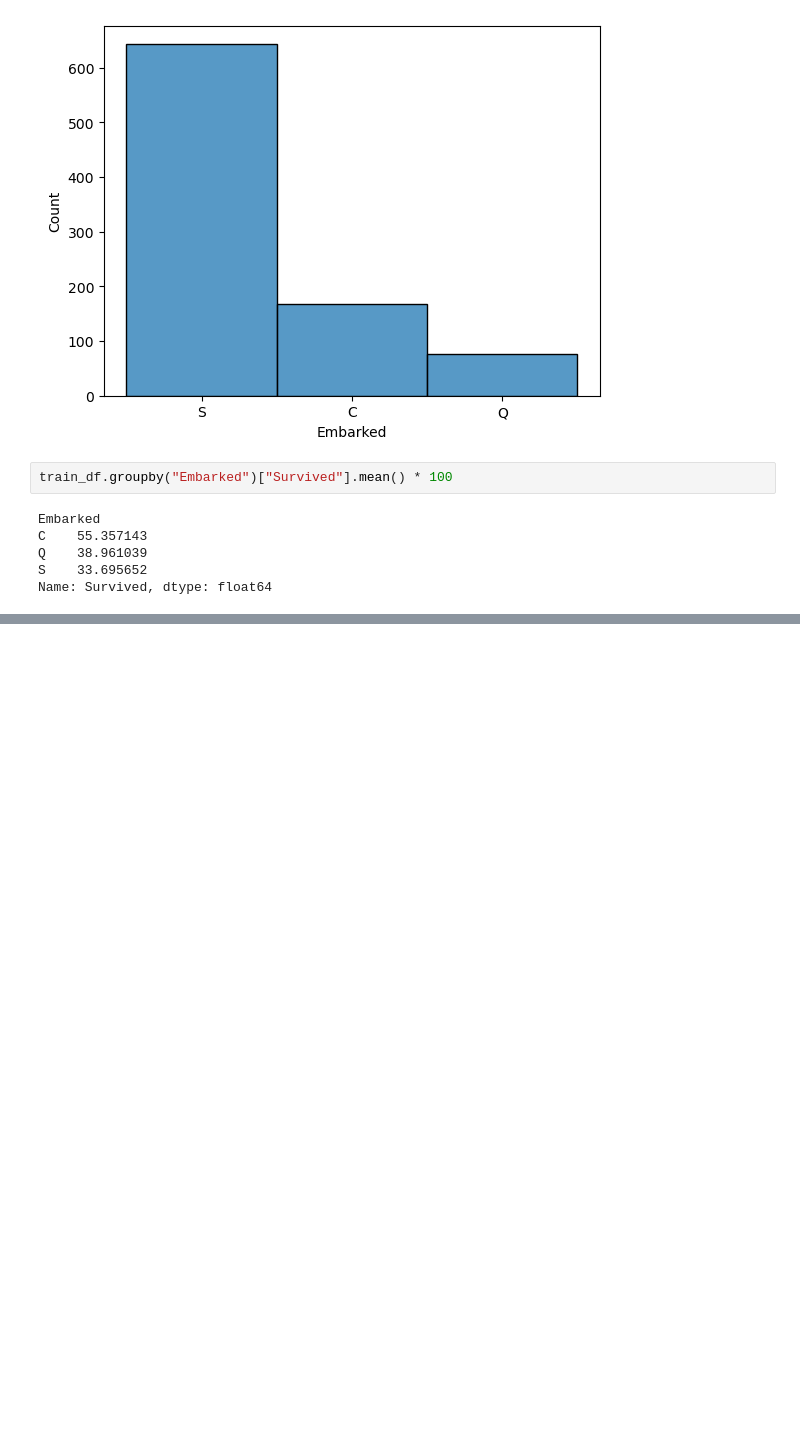
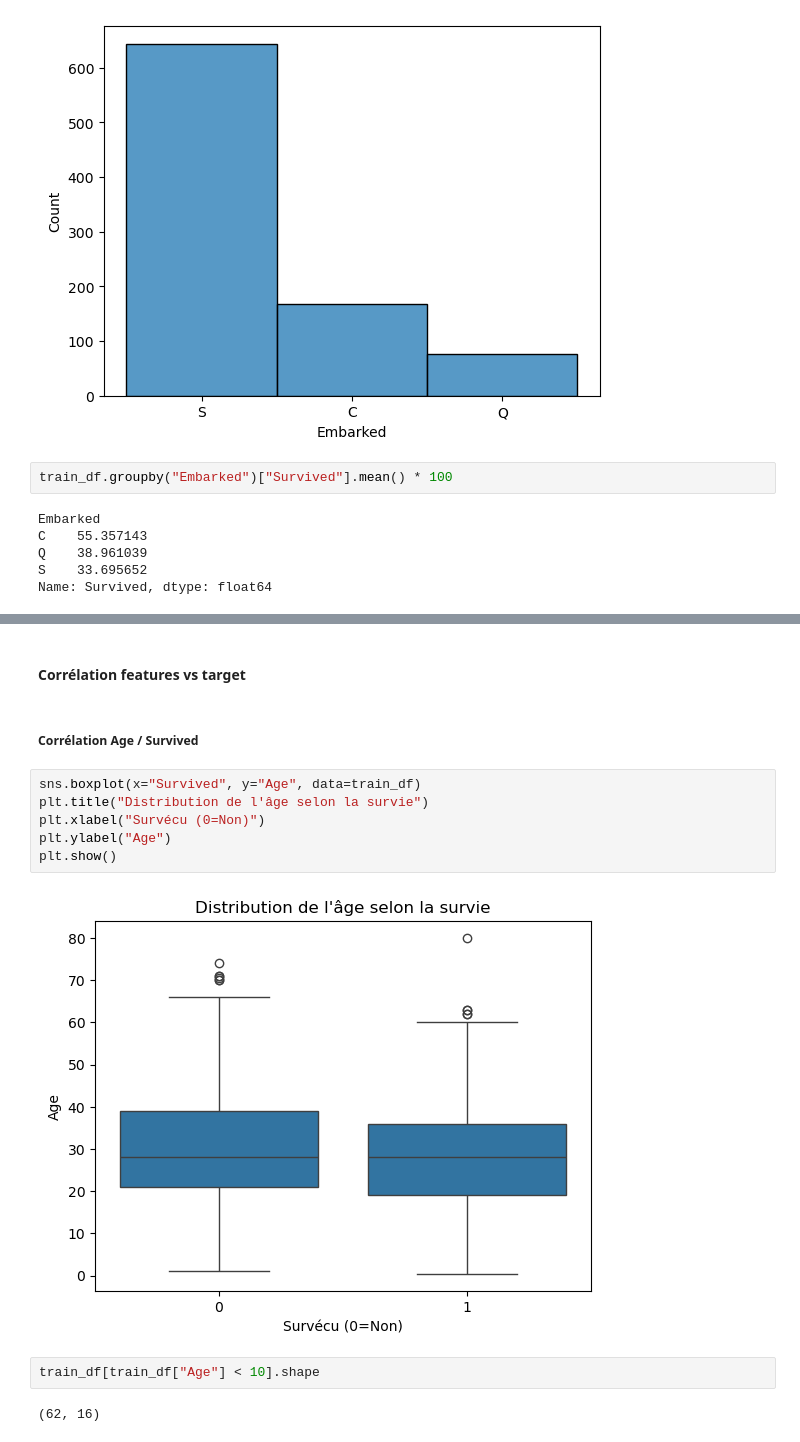
Before and after one commit to Tomefy5/titanic-survival-prediction, a Jupyter notebook: notebooks/01_eda.ipynb, the cells around one changed output, grey strips where cells are left out. Cells and saved outputs as stored; diff of their text form; blank space fills up the shorter version.

Commit message:
eda: Finalized exploratory data analysisoutliers identification relation between missing value and target

```diff
--- a/notebooks/01_eda.ipynb
+++ b/notebooks/01_eda.ipynb
@@ -454,0 +456,16 @@ plt.show()
+# %% [markdown]
+#### Corrélation features vs target
+# %% [markdown]
+##### Corrélation Age / Survived
+# %%
+sns.boxplot(x="Survived", y="Age", data=train_df)
+plt.title("Distribution de l'âge selon la survie")
+plt.xlabel("Survécu (0=Non)")
+plt.ylabel("Age")
+plt.show()
+# %% [output]
+[figure, added]
+# %%
+train_df[train_df["Age"] < 10].shape
+# %% [output]
+(62, 16)
```
Also changed, not shown: parts of 45 cells of this notebook, 3 other files.
